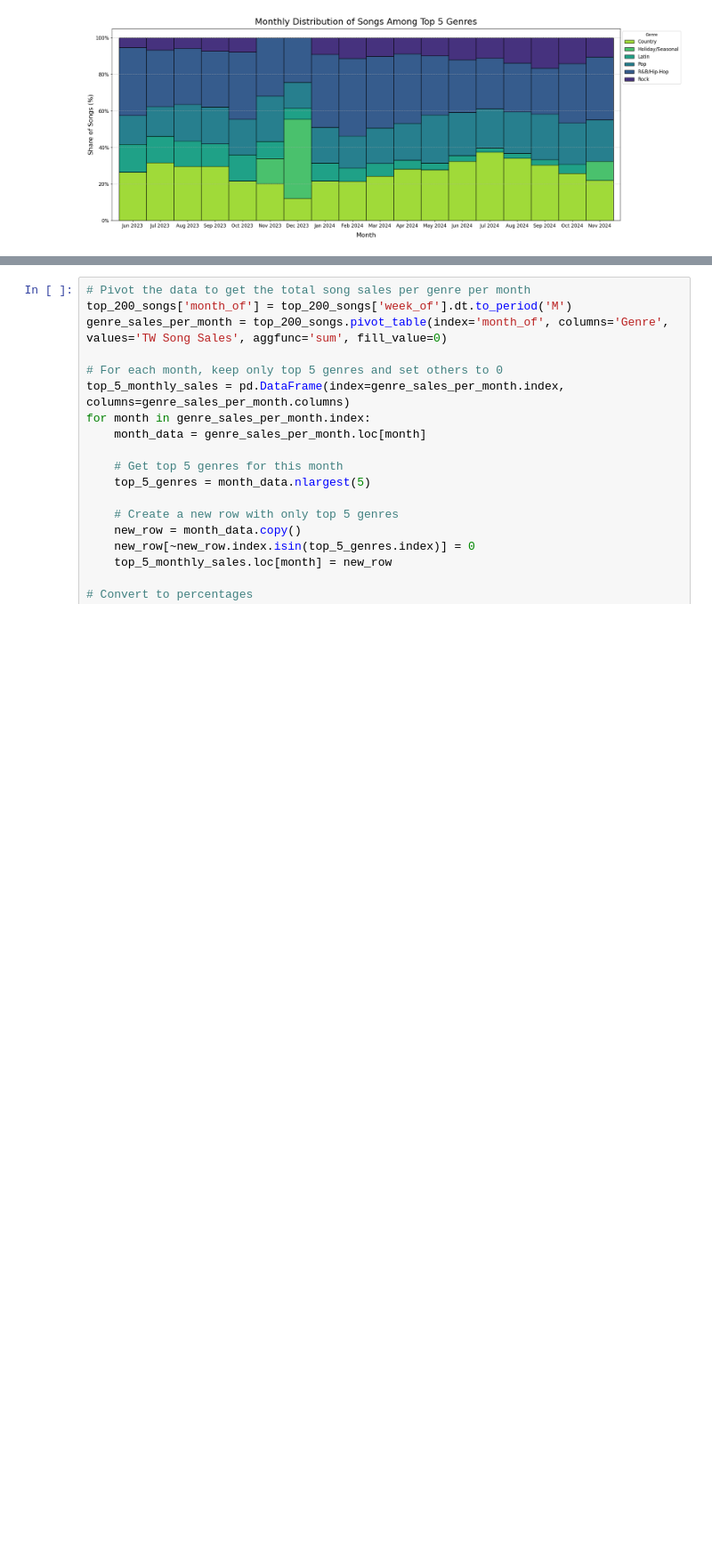
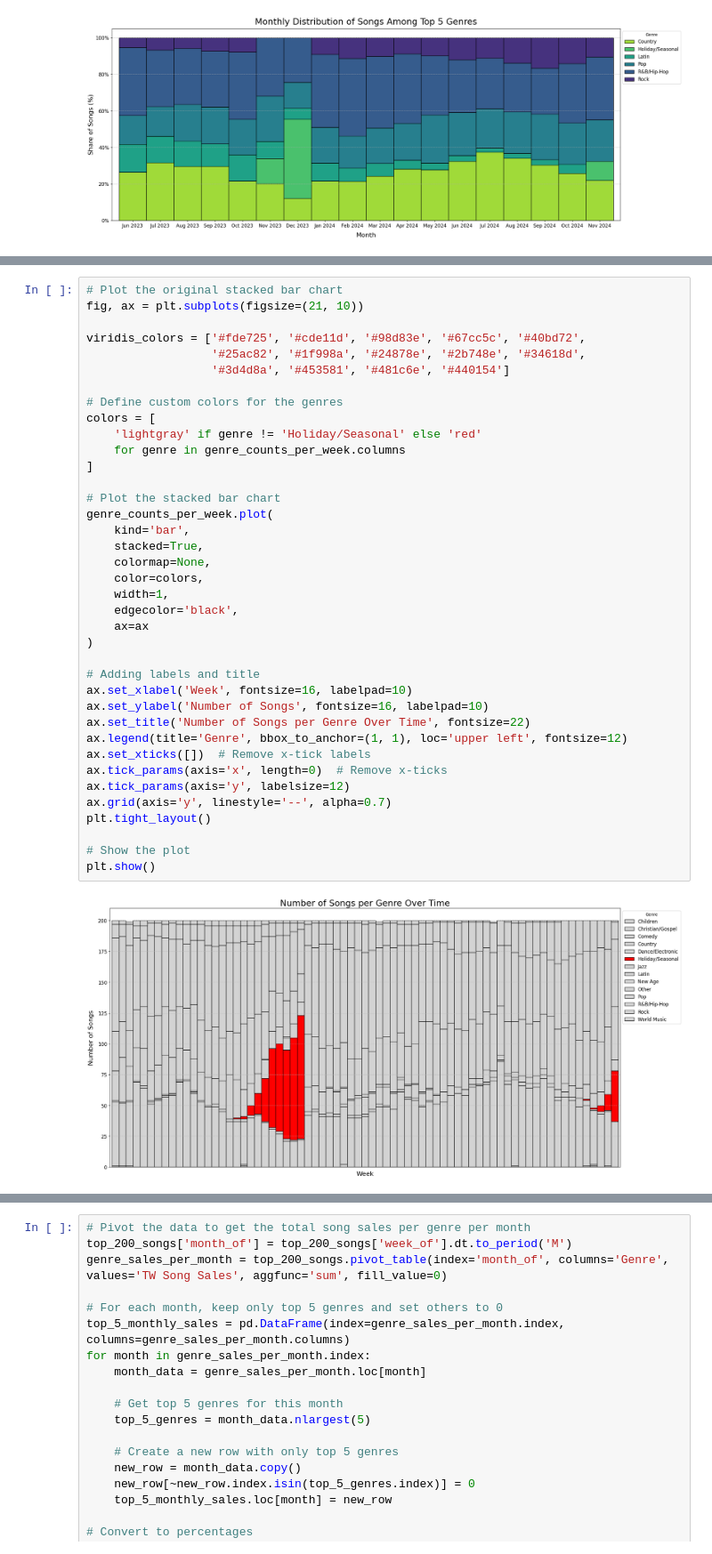
Before and after one commit to FrostNT1/Music-Industry-Insights, a Jupyter notebook: experiments/Beema/shivam_popular-genres-over-time_beema_edit.ipynb, the cells around one changed output, grey strips where cells are left out. Shown at 89% size. Saved outputs shown, nothing was run; the diff lists cells and outputs as text; blank space fills up the shorter version.

```diff
--- a/experiments/Beema/shivam_popular-genres-over-time_beema_edit.ipynb
+++ b/experiments/Beema/shivam_popular-genres-over-time_beema_edit.ipynb
@@ -162,0 +163,40 @@ plt.show()
+# %%
+# Plot the original stacked bar chart
+fig, ax = plt.subplots(figsize=(21, 10))
+
+viridis_colors = ['#fde725', '#cde11d', '#98d83e', '#67cc5c', '#40bd72',
+                  '#25ac82', '#1f998a', '#24878e', '#2b748e', '#34618d',
+                  '#3d4d8a', '#453581', '#481c6e', '#440154']
+
+# Define custom colors for the genres
+colors = [
+    'lightgray' if genre != 'Holiday/Seasonal' else 'red'
+    for genre in genre_counts_per_week.columns
+]
+
+# Plot the stacked bar chart
+genre_counts_per_week.plot(
+    kind='bar',
+    stacked=True,
+    colormap=None,
+    color=colors,
+    width=1,
+    edgecolor='black',
+    ax=ax
+)
+
+# Adding labels and title
+ax.set_xlabel('Week', fontsize=16, labelpad=10)
+ax.set_ylabel('Number of Songs', fontsize=16, labelpad=10)
+ax.set_title('Number of Songs per Genre Over Time', fontsize=22)
+ax.legend(title='Genre', bbox_to_anchor=(1, 1), loc='upper left', fontsize=12)
+ax.set_xticks([])  # Remove x-tick labels
+ax.tick_params(axis='x', length=0)  # Remove x-ticks
+ax.tick_params(axis='y', labelsize=12)
+ax.grid(axis='y', linestyle='--', alpha=0.7)
+plt.tight_layout()
+
+# Show the plot
+plt.show()
+# %% [output]
+[figure, added]
```
Also changed, not shown: parts of 2 cells of this notebook.
